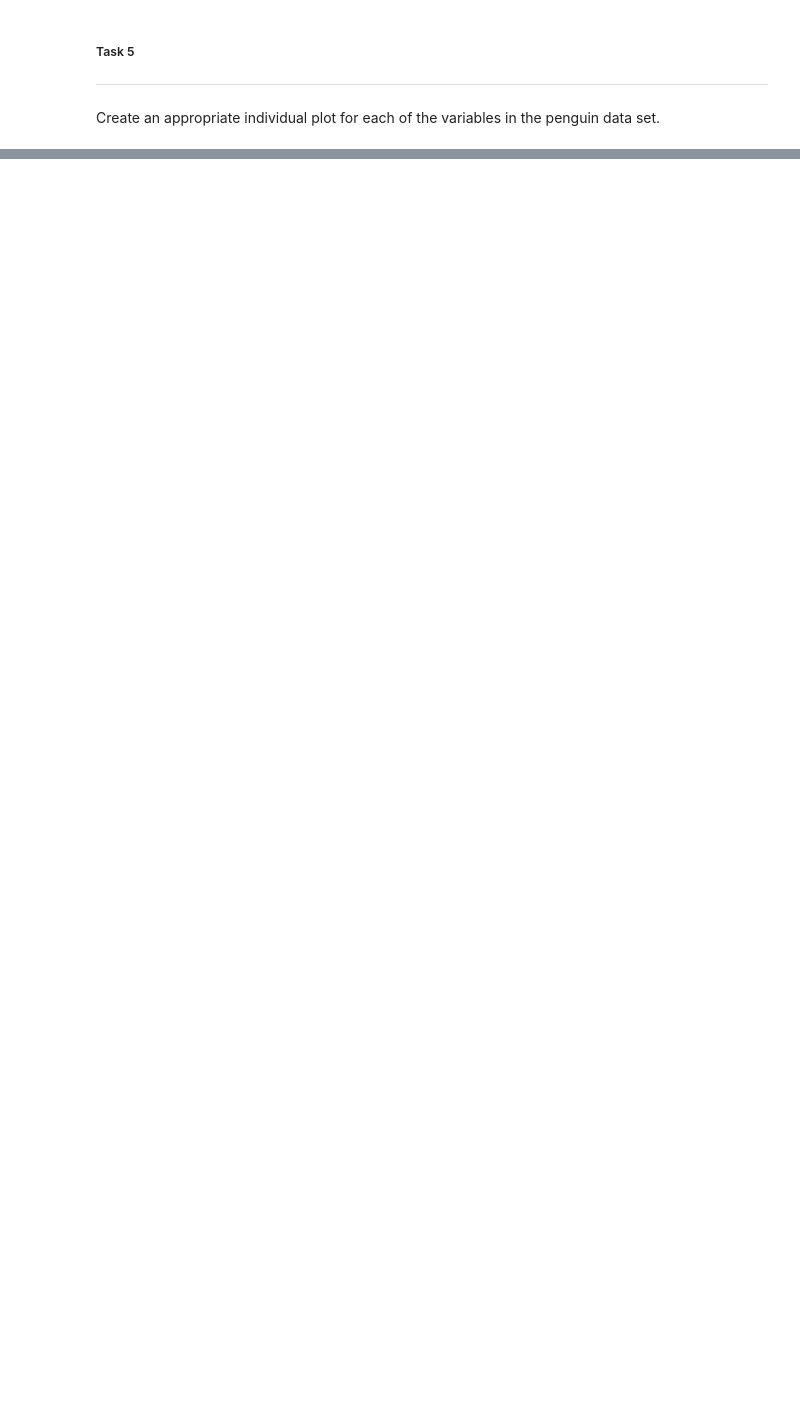
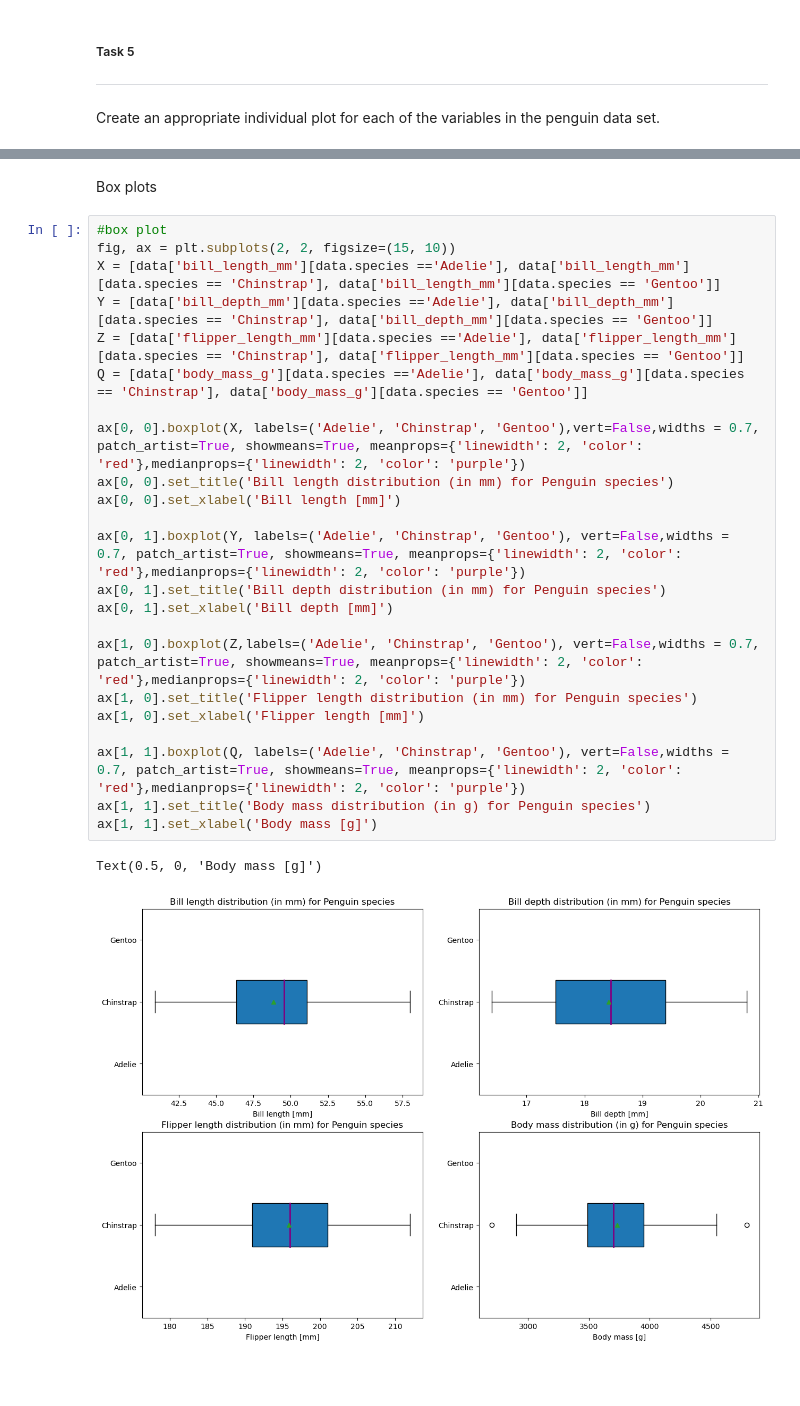
Before and after one commit to shanekeenan/fundamentals_of_data_analysis, a Jupyter notebook: tasks.ipynb, the cells around one changed output, grey strips where cells are left out. Drawn from its saved outputs; the diff is of its cells as text; blank space fills up the shorter version.

```diff
--- a/tasks.ipynb
+++ b/tasks.ipynb
@@ -500,2 +495,30 @@ np.arange(1, 10 , 0.1)
+# %% [markdown]
+Box plots
+# %%
+#box plot
+fig, ax = plt.subplots(2, 2, figsize=(15, 10))
+X = [data['bill_length_mm'][data.species =='Adelie'], data['bill_length_mm'][data.species == 'Chinstrap'], data['bill_length_mm'][data.species == 'Gentoo']]
+Y = [data['bill_depth_mm'][data.species =='Adelie'], data['bill_depth_mm'][data.species == 'Chinstrap'], data['bill_depth_mm'][data.species == 'Gentoo']]
+Z = [data['flipper_length_mm'][data.species =='Adelie'], data['flipper_length_mm'][data.species == 'Chinstrap'], data['flipper_length_mm'][data.species == 'Gentoo']]
+Q = [data['body_mass_g'][data.species =='Adelie'], data['body_mass_g'][data.species == 'Chinstrap'], data['body_mass_g'][data.species == 'Gentoo']]
+
+ax[0, 0].boxplot(X, labels=('Adelie', 'Chinstrap', 'Gentoo'),vert=False,widths = 0.7, patch_artist=True, showmeans=True, meanprops={'linewidth': 2, 'color': 'red'},medianprops={'linewidth': 2, 'color': 'purple'})
+ax[0, 0].set_title('Bill length distribution (in mm) for Penguin species')
+ax[0, 0].set_xlabel('Bill length [mm]')
+
+ax[0, 1].boxplot(Y, labels=('Adelie', 'Chinstrap', 'Gentoo'), vert=False,widths = 0.7, patch_artist=True, showmeans=True, meanprops={'linewidth': 2, 'color': 'red'},medianprops={'linewidth': 2, 'color': 'purple'})
+ax[0, 1].set_title('Bill depth distribution (in mm) for Penguin species')
+ax[0, 1].set_xlabel('Bill depth [mm]')
+
+ax[1, 0].boxplot(Z,labels=('Adelie', 'Chinstrap', 'Gentoo'), vert=False,widths = 0.7, patch_artist=True, showmeans=True, meanprops={'linewidth': 2, 'color': 'red'},medianprops={'linewidth': 2, 'color': 'purple'})
+ax[1, 0].set_title('Flipper length distribution (in mm) for Penguin species')
+ax[1, 0].set_xlabel('Flipper length [mm]')
+
+ax[1, 1].boxplot(Q, labels=('Adelie', 'Chinstrap', 'Gentoo'), vert=False,widths = 0.7, patch_artist=True, showmeans=True, meanprops={'linewidth': 2, 'color': 'red'},medianprops={'linewidth': 2, 'color': 'purple'})
+ax[1, 1].set_title('Body mass distribution (in g) for Penguin species')
+ax[1, 1].set_xlabel('Body mass [g]')
+# %% [output]
+Text(0.5, 0, 'Body mass [g]')
+[figure, added]
 # %% [markdown]
 #
```
Also changed, not shown: parts of 11 cells of this notebook, 1 other file.
